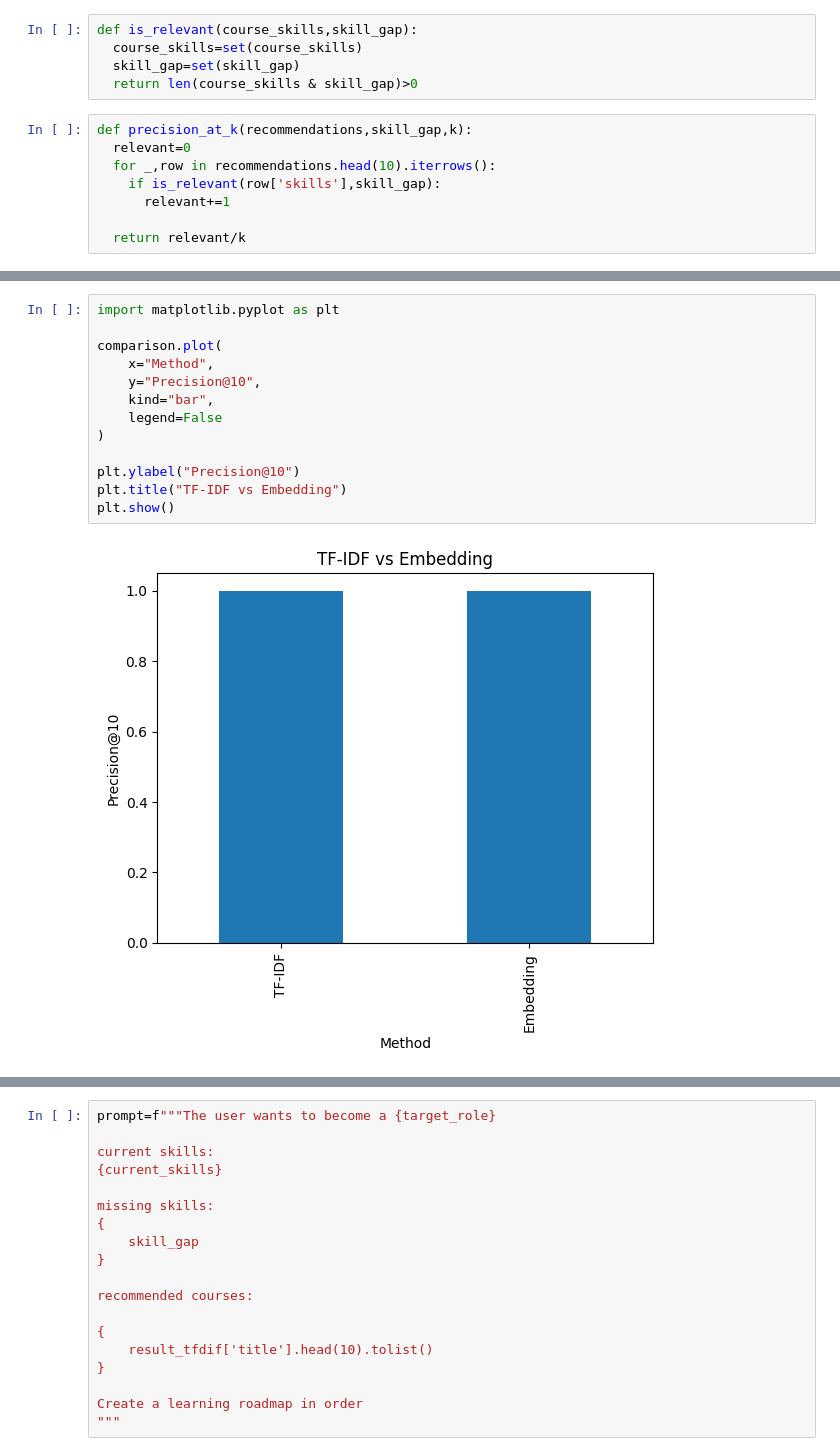
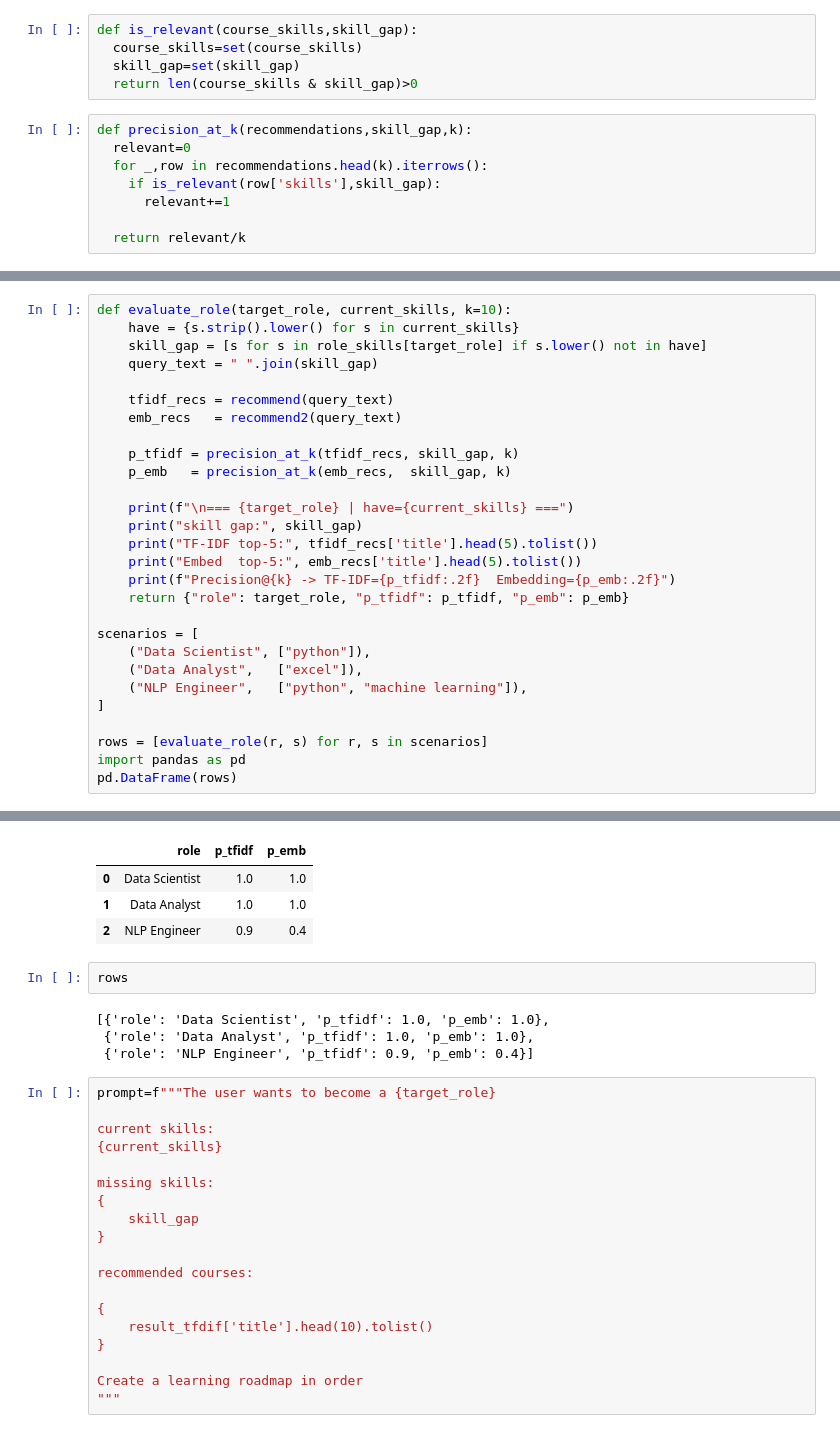
Before and after one commit to Chandrani45/AI-COURSE-RECOMMENDER-PROJECT-WORK-, a Jupyter notebook: Copy_of_Chandrani_Sengupta_project.ipynb, the cells around one changed output, grey strips where cells are left out. Cells and saved outputs as stored; diff of their text form.

```diff
--- a/Copy_of_Chandrani_Sengupta_project.ipynb
+++ b/Copy_of_Chandrani_Sengupta_project.ipynb
@@ -315,7 +314,7 @@ def is_relevant(course_skills,skill_gap):
 # %%
 def precision_at_k(recommendations,skill_gap,k):
   relevant=0
-  for _,row in recommendations.head(10).iterrows():
+  for _,row in recommendations.head(k).iterrows():
     if is_relevant(row['skills'],skill_gap):
       relevant+=1
 
@@ -357,15 +336,29 @@ comparison
-# %%
-import matplotlib.pyplot as plt
-
-comparison.plot(
-    x="Method",
-    y="Precision@10",
-    kind="bar",
-    legend=False
-)
-
-plt.ylabel("Precision@10")
-plt.title("TF-IDF vs Embedding")
-plt.show()
-# %% [output]
-[figure, removed]
+# %%
+def evaluate_role(target_role, current_skills, k=10):
+    have = {s.strip().lower() for s in current_skills}
+    skill_gap = [s for s in role_skills[target_role] if s.lower() not in have]
+    query_text = " ".join(skill_gap)
+
+    tfidf_recs = recommend(query_text)
+    emb_recs   = recommend2(query_text)
+
+    p_tfidf = precision_at_k(tfidf_recs, skill_gap, k)
+    p_emb   = precision_at_k(emb_recs,  skill_gap, k)
+
+    print(f"\n=== {target_role} | have={current_skills} ===")
+    print("skill gap:", skill_gap)
+    print("TF-IDF top-5:", tfidf_recs['title'].head(5).tolist())
+    print("Embed  top-5:", emb_recs['title'].head(5).tolist())
+    print(f"Precision@{k} -> TF-IDF={p_tfidf:.2f}  Embedding={p_emb:.2f}")
+    return {"role": target_role, "p_tfidf": p_tfidf, "p_emb": p_emb}
+
+scenarios = [
+    ("Data Scientist", ["python"]),
+    ("Data Analyst",   ["excel"]),
+    ("NLP Engineer",   ["python", "machine learning"]),
+]
+
+rows = [evaluate_role(r, s) for r, s in scenarios]
+import pandas as pd
+pd.DataFrame(rows)
+# %% [output]
@@ -372,3 +382,13 @@ plt.show()
+|  | role | p_tfidf | p_emb |
+| 0 | Data Scientist | 1.0 | 1.0 |
+| 1 | Data Analyst | 1.0 | 1.0 |
+| 2 | NLP Engineer | 0.9 | 0.4 |
+# %%
+rows
+# %% [output]
+[{'role': 'Data Scientist', 'p_tfidf': 1.0, 'p_emb': 1.0},
+ {'role': 'Data Analyst', 'p_tfidf': 1.0, 'p_emb': 1.0},
+ {'role': 'NLP Engineer', 'p_tfidf': 0.9, 'p_emb': 0.4}]
 # %%
 prompt=f"""The user wants to become a {target_role}
 
```
Also changed, not shown: parts of 19 cells of this notebook.
